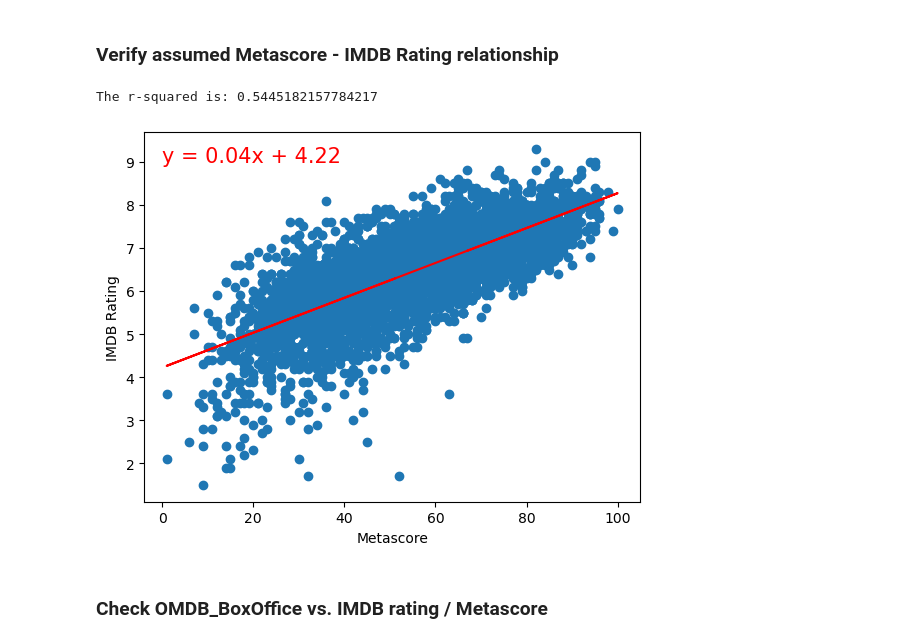
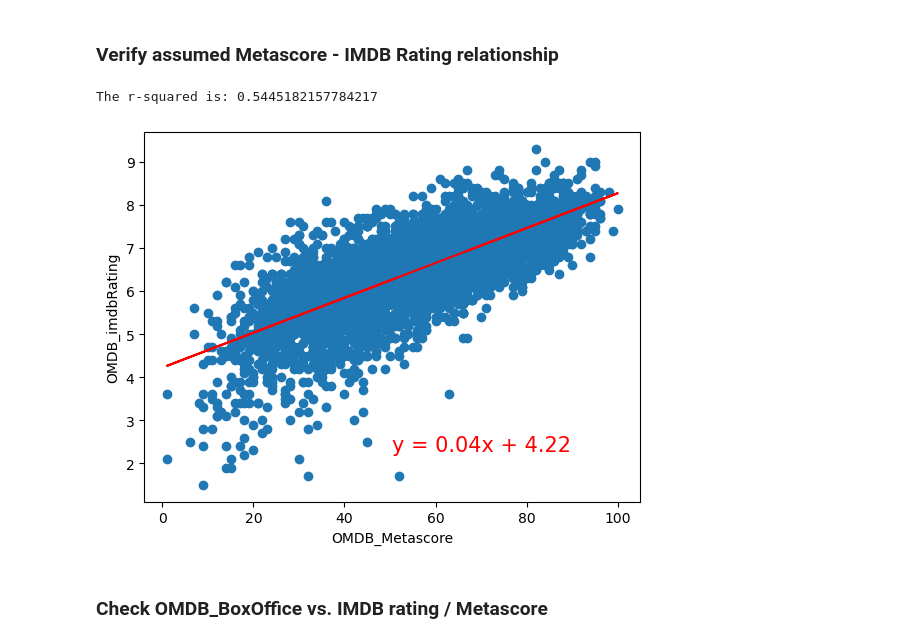
Before and after one commit to vt-bekah/Predicting_Movie_Ratings, a Jupyter notebook: Python/Numbers_OMDB_data_collection.ipynb, the cells around one changed output. Drawn from its saved outputs; the diff is of its cells as text; code cells hidden in the pictures.

Commit message:
created a function for the regression plots to reduce code clutter

```diff
--- a/Python/Numbers_OMDB_data_collection.ipynb
+++ b/Python/Numbers_OMDB_data_collection.ipynb
@@ -489,34 +489,44 @@ Number of movies in dataset: 4783
 Inputs / Features = ['Movie', 'ProductionBudget',  'OMDB_Title', 'OMDB_Rated', 'OMDB_Runtime', 'OMDB_Genre', 'OMDB_Director', 'OMDB_Writer', 'OMDB_Actors', 'OMDB_Language', 'OMDB_Country',  'OMDB_Production', 'ReleaseYear', 'ReleaseMonth']
 
 Outputs  / Targets = [ 'DomesticGross', 'WorldwideGross',  'OMDB_Metascore', 'OMDB_imdbRating', 'OMDB_imdbVotes', 'OMDB_BoxOffice']
+# %%
+# Create a function to create the plot for linear regression
+def create_regression_plot(df, x_col, y_col):
+    # Define the x and y
+    df_no_nan = df[[x_col, y_col]]
+    df_no_nan =df_no_nan.dropna()
+
+    x_values = df_no_nan[x_col]
+    y_values = df_no_nan[y_col]
+
+    # Calculate the regression
+    (slope, intercept, rvalue, pvalue, stderr) = linregress(x_values, y_values)
+    regress_values = x_values * slope + intercept
+    line_eq = "y = " + str(round(slope,2)) + "x + " + str(round(intercept,2))
+
+    # Plot the different factors in a scatter plot
+    fig = plt.scatter(x_values,y_values)
+    plt.plot(x_values,regress_values,"r-")
+    plt.xlabel(x_col)
+    plt.ylabel(y_col)
+
+    # Plot the linear equation
+    eq_x_coord = 0.5 * (max(x_values) + min(x_values))
+    eq_y_coord = 0.1 * (max(y_values) - min(y_values)) + min(y_values)
+    plt.annotate(line_eq,(eq_x_coord,eq_y_coord),fontsize=15,color="red")
+
+    return(rvalue, fig)
 # %% [markdown]
 ## Review outcome to outcome relationships
 # %% [markdown]
 ### Verify assumed Metascore - IMDB Rating relationship
-# %%
-# Define the x and y
-movies_df_no_nan = movies_df[['OMDB_Metascore', 'OMDB_imdbRating']]
-movies_df_no_nan = movies_df_no_nan.dropna()
-
-x_values = movies_df_no_nan['OMDB_Metascore']
-y_values = movies_df_no_nan['OMDB_imdbRating']
-
-# Calculate the regression
-(slope, intercept, rvalue, pvalue, stderr) = linregress(x_values, y_values)
-regress_values = x_values * slope + intercept
-line_eq = "y = " + str(round(slope,2)) + "x + " + str(round(intercept,2))
-
-# Plot the different factors in a scatter plot
-plt.scatter(x_values,y_values)
-plt.plot(x_values,regress_values,"r-")
-plt.annotate(line_eq,(0,9),fontsize=15,color="red")
-plt.xlabel('Metascore')
-plt.ylabel('IMDB Rating')
-
-print(f"The r-squared is: {rvalue**2}")
-plt.show()
-# %% [output]
-The r-squared is: 0.5445182157784217
-[figure, removed]
+# %%
+rvalue, fig =  create_regression_plot(movies_df, 'OMDB_Metascore', 'OMDB_imdbRating')
+
+print(f"The r-squared is: {rvalue**2}")
+plt.show(fig)
+# %% [output]
+The r-squared is: 0.5445182157784217
+[figure, added]
 # %% [markdown]
 ### Check OMDB_BoxOffice vs. IMDB rating / Metascore
```
Also changed, not shown: parts of 13 cells of this notebook.
